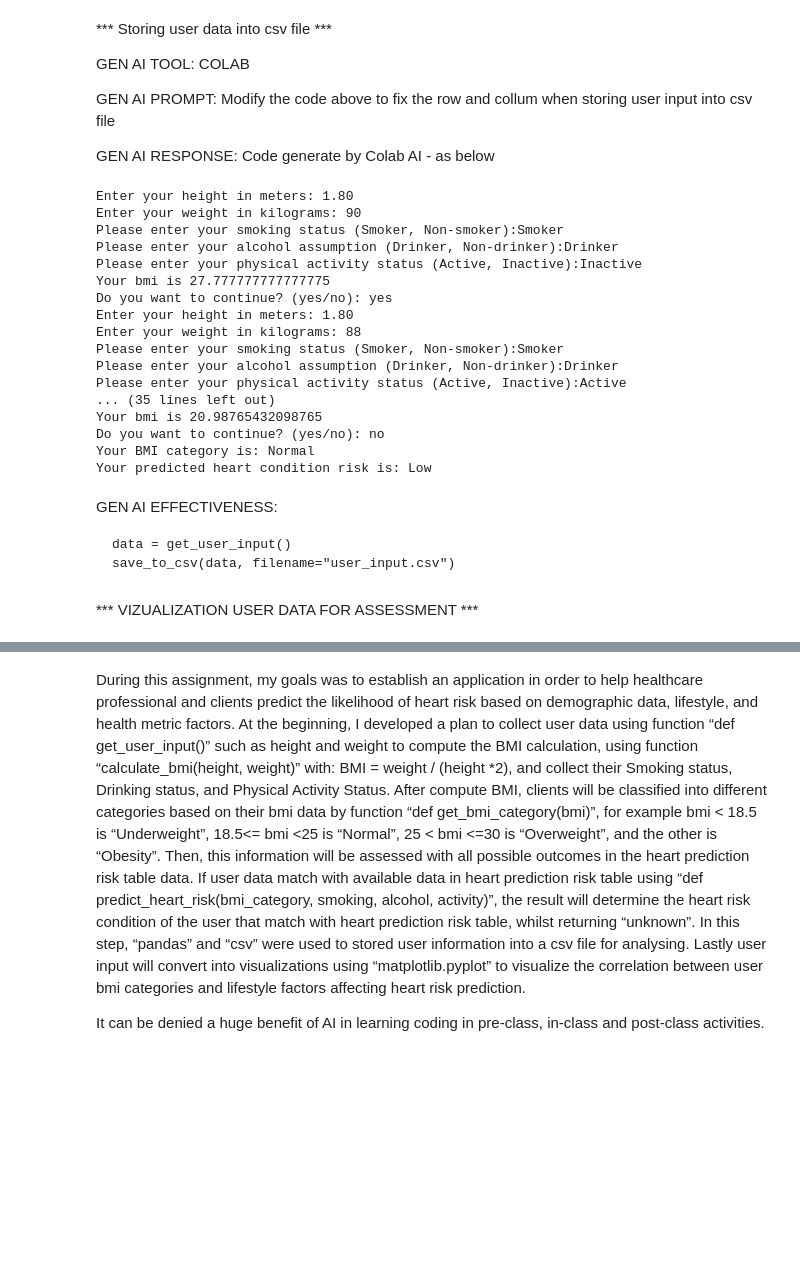
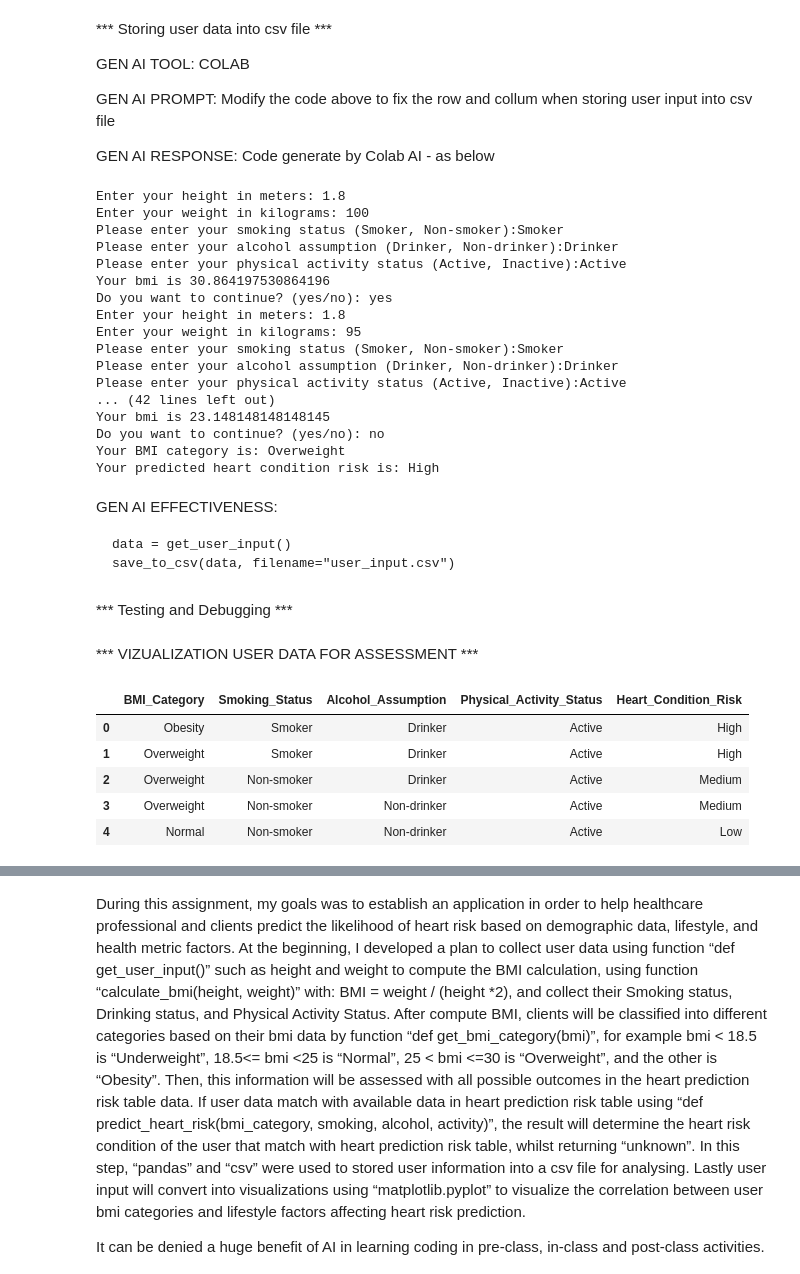
Before and after one commit to Harrison18NG/ISYS5002_2024-S2_A1_22676056_Kim-Minh-Hoan-Nguyen, a Jupyter notebook: Assignment 1.ipynb, the cells around one changed output, grey strips where cells are left out. Drawn from its saved outputs; the diff is of its cells as text; code cells hidden in the pictures; blank space fills up the shorter version.

````diff
--- a/Assignment 1.ipynb
+++ b/Assignment 1.ipynb
@@ -267,6 +267,7 @@ import pandas as pd
 def get_user_input():
   data = []
   while True:
+   try:
     height = float(input("Enter your height in meters: "))
     weight = float(input("Enter your weight in kilograms: "))
     smoking = input("Please enter your smoking status (Smoker, Non-smoker):")
@@ -282,6 +283,9 @@ def get_user_input():
     cont= input("Do you want to continue? (yes/no): ")
     if cont.lower() != 'yes':
       break
+   except ValueError:
+    print("Invalid number. Please key-in numeric value for height and weight")
+
   return data
 
 # ... (Rest of the existing code)
@@ -291,26 +295,28 @@ save_to_csv(data, filename="user_input.csv")
 print(f"Your BMI category is: {bmi_category}")
 print(f"Your predicted heart condition risk is: {risk}")
 # %% [output]
-Enter your height in meters: 1.80
-Enter your weight in kilograms: 90
-Please enter your smoking status (Smoker, Non-smoker):Smoker
-Please enter your alcohol assumption (Drinker, Non-drinker):Drinker
-Please enter your physical activity status (Active, Inactive):Inactive
-Your bmi is 27.777777777777775
-Do you want to continue? (yes/no): yes
-Enter your height in meters: 1.80
-Enter your weight in kilograms: 88
+Enter your height in meters: 1.8
+Enter your weight in kilograms: 100
 Please enter your smoking status (Smoker, Non-smoker):Smoker
 Please enter your alcohol assumption (Drinker, Non-drinker):Drinker
 Please enter your physical activity status (Active, Inactive):Active
-... (35 lines left out)
-Your bmi is 20.98765432098765
+Your bmi is 30.864197530864196
+Do you want to continue? (yes/no): yes
+Enter your height in meters: 1.8
+Enter your weight in kilograms: 95
+Please enter your smoking status (Smoker, Non-smoker):Smoker
+Please enter your alcohol assumption (Drinker, Non-drinker):Drinker
+Please enter your physical activity status (Active, Inactive):Active
+... (42 lines left out)
+Your bmi is 23.148148148148145
 Do you want to continue? (yes/no): no
-Your BMI category is: Normal
-Your predicted heart condition risk is: Low
+Your BMI category is: Overweight
+Your predicted heart condition risk is: High
 # %% [markdown]
 GEN AI EFFECTIVENESS:
 ```
 data = get_user_input()
 save_to_csv(data, filename="user_input.csv")
 ```
+# %% [markdown]
+*** Testing and Debugging ***
@@ -317,2 +381,16 @@ save_to_csv(data, filename="user_input.csv")
 # %% [markdown]
 *** VIZUALIZATION USER DATA FOR ASSESSMENT ***
+# %%
+import matplotlib.pyplot as plt
+import pandas as pd
+import seaborn as sns
+
+df = pd.read_csv("user_input.csv")
+df.head()
+# %% [output]
+|  | BMI_Category | Smoking_Status | Alcohol_Assumption | Physical_Activity_Status | Heart_Condition_Risk |
+| 0 | Obesity | Smoker | Drinker | Active | High |
+| 1 | Overweight | Smoker | Drinker | Active | High |
+| 2 | Overweight | Non-smoker | Drinker | Active | Medium |
+| 3 | Overweight | Non-smoker | Non-drinker | Active | Medium |
+| 4 | Normal | Non-smoker | Non-drinker | Active | Low |
````
Also changed, not shown: parts of 8 cells of this notebook.
